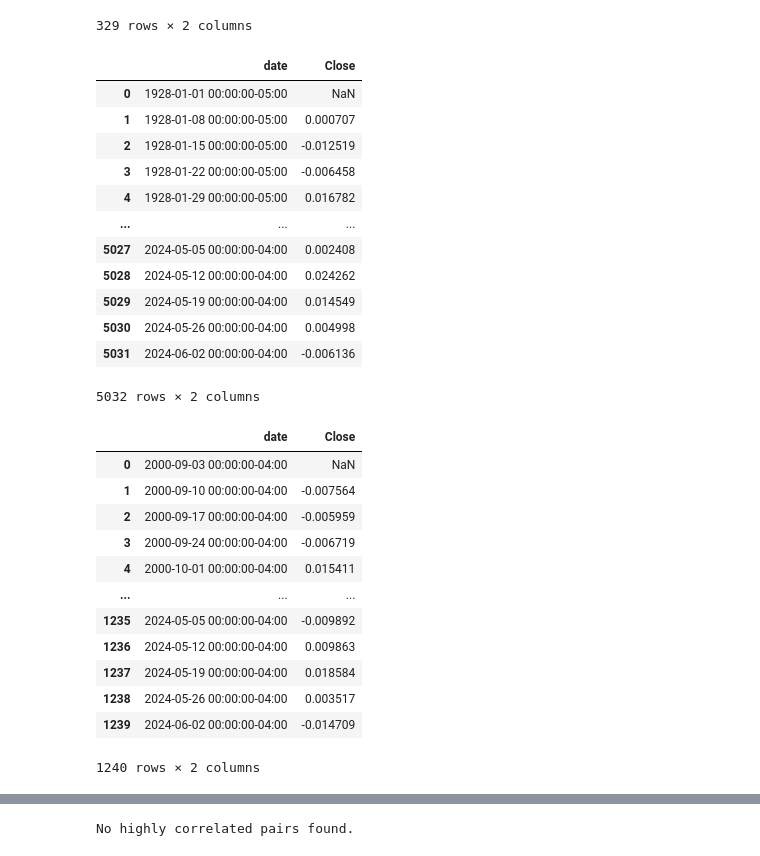
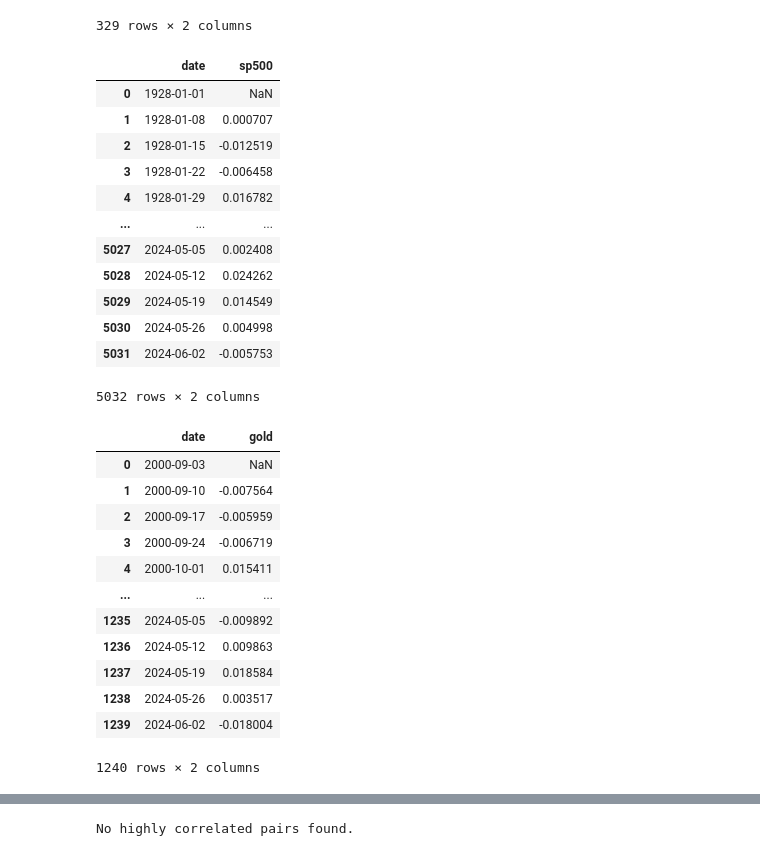
Before and after one commit to dr17549/BD2_coursework, a Jupyter notebook: Code/bitcoin_prediction.ipynb, the cells around one changed output, grey strips where cells are left out. Cells and saved outputs as stored; diff of their text form; code cells hidden in the pictures.

```diff
--- a/Code/bitcoin_prediction.ipynb
+++ b/Code/bitcoin_prediction.ipynb
@@ -135,49 +135,56 @@ fear_greed
 # %%
 # get SP500 data
 SP500 = yf.Ticker("^GSPC")
 sp500 = SP500.history(period="max", interval="1d")
 sp500.reset_index(inplace=True)
 sp500['date'] = pd.to_datetime(sp500['Date'])
+sp500['date'] = sp500['date'].dt.tz_localize(None)
 sp500 = sp500[['date','Close']]
 sp500 = calculate_weekly_average(sp500, 'W')
 sp500 = calculate_change(sp500, 'Close')
+sp500['sp500'] = sp500['Close']
+sp500 = sp500.drop('Close' , axis=1)
+sp500.drop
 sp500
 # %% [output]
-|  | date | Close |
-| 0 | 1928-01-01 00:00:00-05:00 | NaN |
-| 1 | 1928-01-08 00:00:00-05:00 | 0.000707 |
-| 2 | 1928-01-15 00:00:00-05:00 | -0.012519 |
-| 3 | 1928-01-22 00:00:00-05:00 | -0.006458 |
-| 4 | 1928-01-29 00:00:00-05:00 | 0.016782 |
+|  | date | sp500 |
+| 0 | 1928-01-01 | NaN |
+| 1 | 1928-01-08 | 0.000707 |
+| 2 | 1928-01-15 | -0.012519 |
+| 3 | 1928-01-22 | -0.006458 |
+| 4 | 1928-01-29 | 0.016782 |
 | ... | ... | ... |
-| 5027 | 2024-05-05 00:00:00-04:00 | 0.002408 |
-| 5028 | 2024-05-12 00:00:00-04:00 | 0.024262 |
-| 5029 | 2024-05-19 00:00:00-04:00 | 0.014549 |
-| 5030 | 2024-05-26 00:00:00-04:00 | 0.004998 |
-| 5031 | 2024-06-02 00:00:00-04:00 | -0.006136 |
+| 5027 | 2024-05-05 | 0.002408 |
+| 5028 | 2024-05-12 | 0.024262 |
+| 5029 | 2024-05-19 | 0.014549 |
+| 5030 | 2024-05-26 | 0.004998 |
+| 5031 | 2024-06-02 | -0.005753 |
 5032 rows × 2 columns
 # %%
 # Gold Price
 gold = yf.Ticker("GC=F").history(period="max", interval="1d")
 gold.reset_index(inplace=True)
 gold['date'] = pd.to_datetime(gold['Date'])
+gold['date'] = gold['date'].dt.tz_localize(None)
 gold = gold[['date','Close']]
 gold = calculate_weekly_average(gold, 'W')
 gold = calculate_change(gold, 'Close')
+gold['gold'] = gold['Close']
+gold = gold.drop('Close' , axis=1)
 gold
 # %% [output]
-|  | date | Close |
-| 0 | 2000-09-03 00:00:00-04:00 | NaN |
-| 1 | 2000-09-10 00:00:00-04:00 | -0.007564 |
-| 2 | 2000-09-17 00:00:00-04:00 | -0.005959 |
-| 3 | 2000-09-24 00:00:00-04:00 | -0.006719 |
-| 4 | 2000-10-01 00:00:00-04:00 | 0.015411 |
+|  | date | gold |
+| 0 | 2000-09-03 | NaN |
+| 1 | 2000-09-10 | -0.007564 |
+| 2 | 2000-09-17 | -0.005959 |
+| 3 | 2000-09-24 | -0.006719 |
+| 4 | 2000-10-01 | 0.015411 |
 | ... | ... | ... |
-| 1235 | 2024-05-05 00:00:00-04:00 | -0.009892 |
-| 1236 | 2024-05-12 00:00:00-04:00 | 0.009863 |
-| 1237 | 2024-05-19 00:00:00-04:00 | 0.018584 |
-| 1238 | 2024-05-26 00:00:00-04:00 | 0.003517 |
-| 1239 | 2024-06-02 00:00:00-04:00 | -0.014709 |
+| 1235 | 2024-05-05 | -0.009892 |
+| 1236 | 2024-05-12 | 0.009863 |
+| 1237 | 2024-05-19 | 0.018584 |
+| 1238 | 2024-05-26 | 0.003517 |
+| 1239 | 2024-06-02 | -0.018004 |
 1240 rows × 2 columns
 # %%
 # Inflation only works when period in is month or 'M'
```
Also changed, not shown: parts of 4 cells of this notebook.
